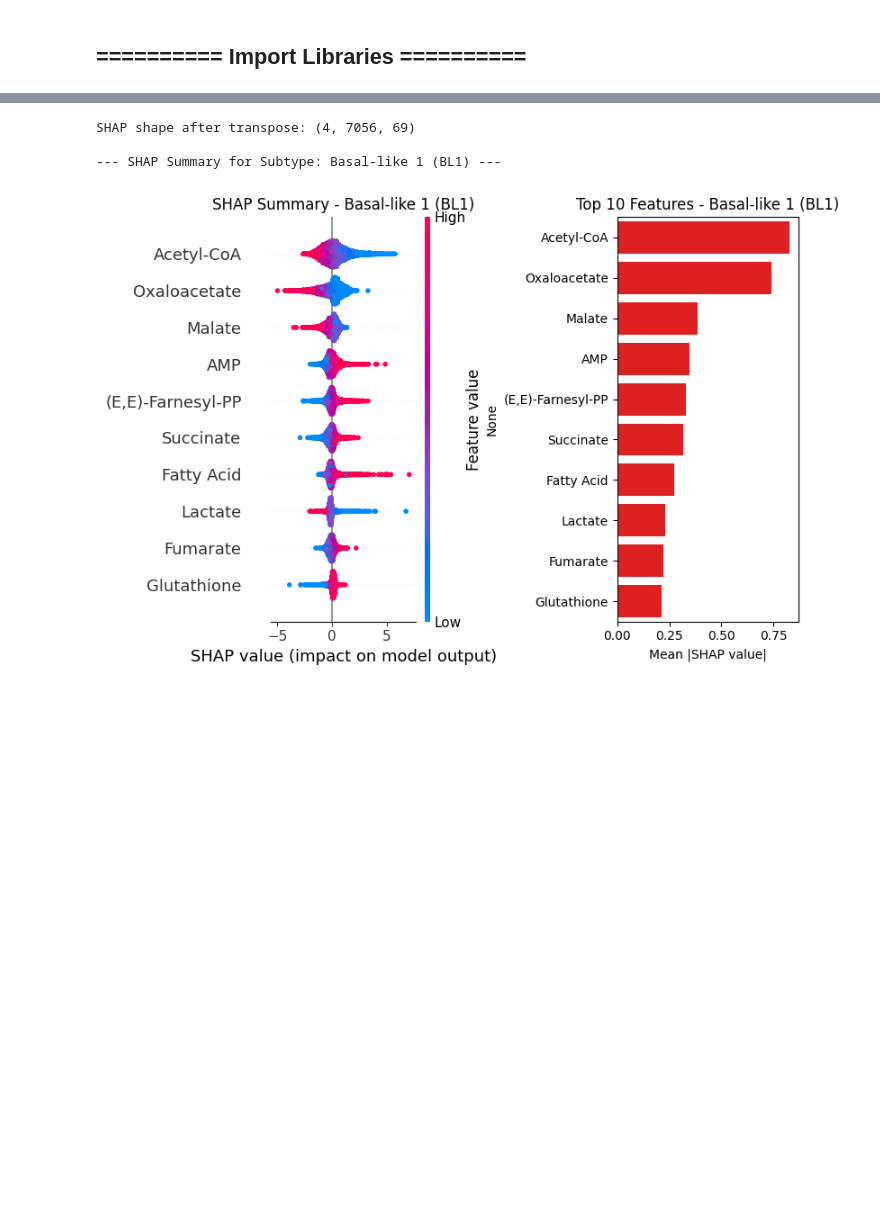
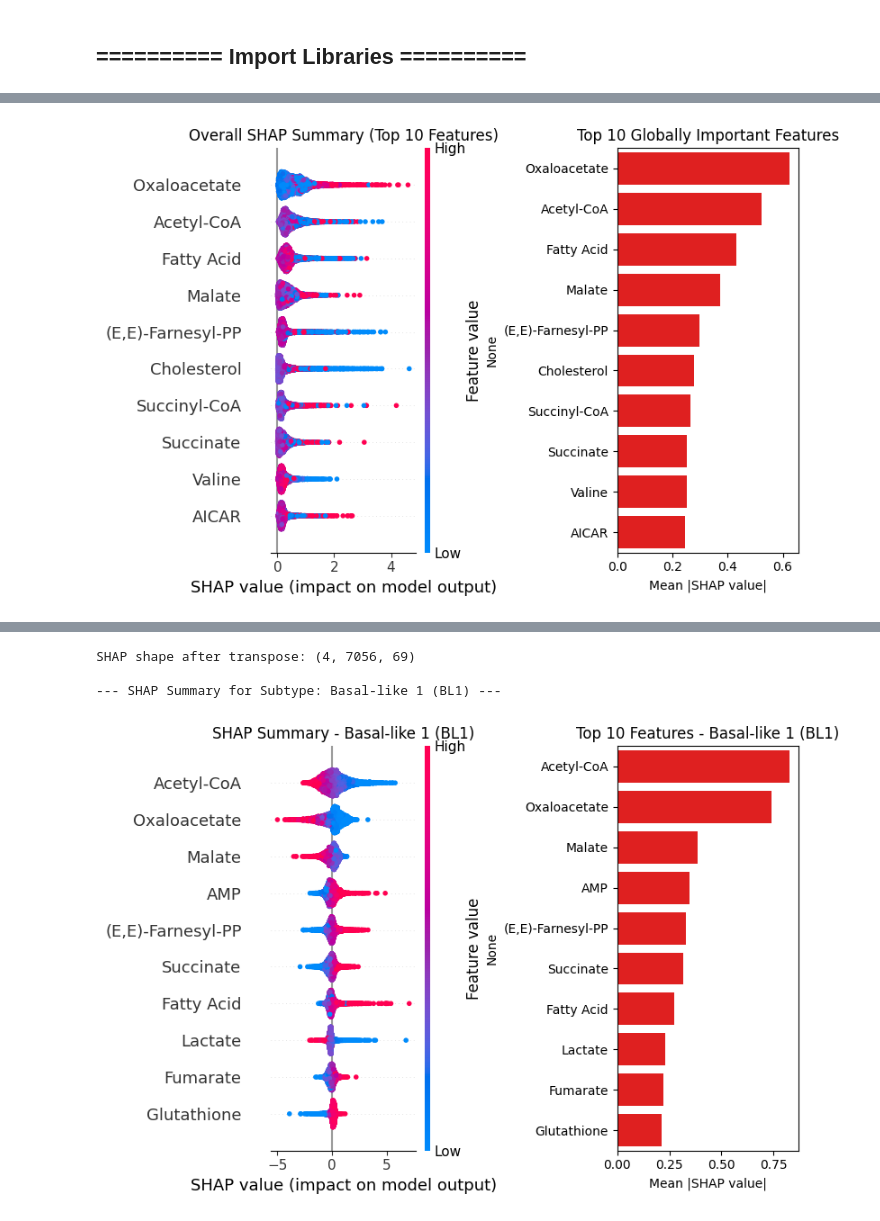
Before and after one commit to idealoladipupo/TNBC_PREDICTIONS_, a Jupyter notebook: TRANSFORMER_MODEL_M.ipynb, the cells around one changed output, grey strips where cells are left out. Cells and saved outputs as stored; diff of their text form; code cells hidden in the pictures; blank space fills up the shorter version.

Commit message:
optimised for shap interpretability

```diff
--- a/TRANSFORMER_MODEL_M.ipynb
+++ b/TRANSFORMER_MODEL_M.ipynb
@@ -240,0 +275,33 @@ plt.show()
+# %%
+# Compute the overall SHAP values for global feature importance
+global_shap = np.mean(np.abs(shap_values), axis=0)  # shape: (samples, features)
+global_mean_shap = np.mean(global_shap, axis=0)
+
+# Get indices for top 10 global features (updated for 70 features)
+top_indices_global = np.argsort(global_mean_shap)[-10:][::-1]
+top_features_global = feature_names[top_indices_global]
+top_importances_global = global_mean_shap[top_indices_global]
+
+# Filter SHAP values and features for top 10 globally
+shap_values_top_global = global_shap[:, top_indices_global]
+X_test_top_global = X_test_np[:, top_indices_global]
+top_feature_names_global = feature_names[top_indices_global]
+
+# Create side-by-side plots for the overall SHAP summary and feature importance
+plt.figure(figsize=(14, 6))
+
+# Overall SHAP summary plot (left)
+plt.subplot(1, 2, 1)
+shap.summary_plot(shap_values_top_global, X_test_top_global, feature_names=top_feature_names_global, plot_type='dot', show=False)
+plt.title("Overall SHAP Summary (Top 10 Features)")
+
+# Global feature importance bar plot (right)
+plt.subplot(1, 2, 2)
+sns.barplot(x=top_importances_global, y=top_features_global, color='red')
+plt.title("Top 10 Globally Important Features")
+plt.xlabel("Mean |SHAP value|")
+
+plt.tight_layout()
+plt.show()
+# %% [output]
+[figure, added]
```
Also changed, not shown: parts of 65 cells of this notebook.
